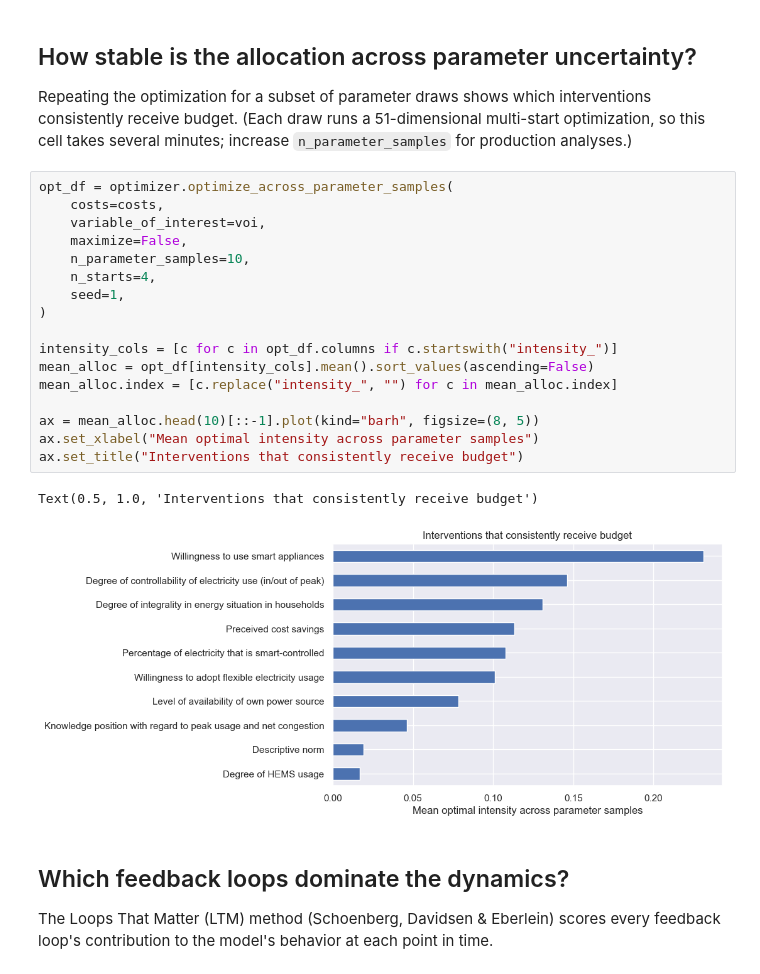
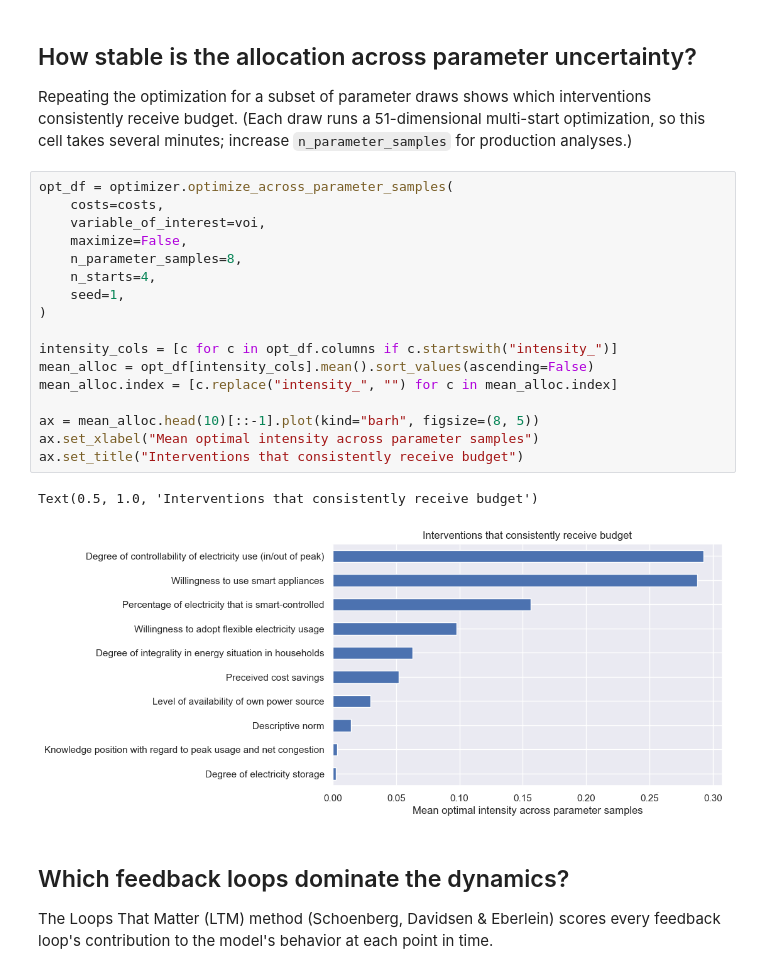
Before and after one commit to vvvasconcelos/SystemsInsightPipeline, a Jupyter notebook: tutorials/Insulation.ipynb, the cells around one changed output. Saved outputs shown, nothing was run; the diff lists cells and outputs as text.

```diff
--- a/tutorials/Insulation.ipynb
+++ b/tutorials/Insulation.ipynb
@@ -130,23 +147,23 @@ this cell takes several minutes; increase `n_parameter_samples` for production a
 # %%
 opt_df = optimizer.optimize_across_parameter_samples(
     costs=costs,
     variable_of_interest=voi,
     maximize=False,
-    n_parameter_samples=10,
+    n_parameter_samples=8,
     n_starts=4,
     seed=1,
 )
 
 intensity_cols = [c for c in opt_df.columns if c.startswith("intensity_")]
 mean_alloc = opt_df[intensity_cols].mean().sort_values(ascending=False)
 mean_alloc.index = [c.replace("intensity_", "") for c in mean_alloc.index]
 
 ax = mean_alloc.head(10)[::-1].plot(kind="barh", figsize=(8, 5))
 ax.set_xlabel("Mean optimal intensity across parameter samples")
 ax.set_title("Interventions that consistently receive budget")
 # %% [output]
 Text(0.5, 1.0, 'Interventions that consistently receive budget')
-[figure, old version]
+[figure, new version]
 # %% [markdown]
 ## Which feedback loops dominate the dynamics?
 
```
Also changed, not shown: parts of 3 cells of this notebook, 12 other files.
